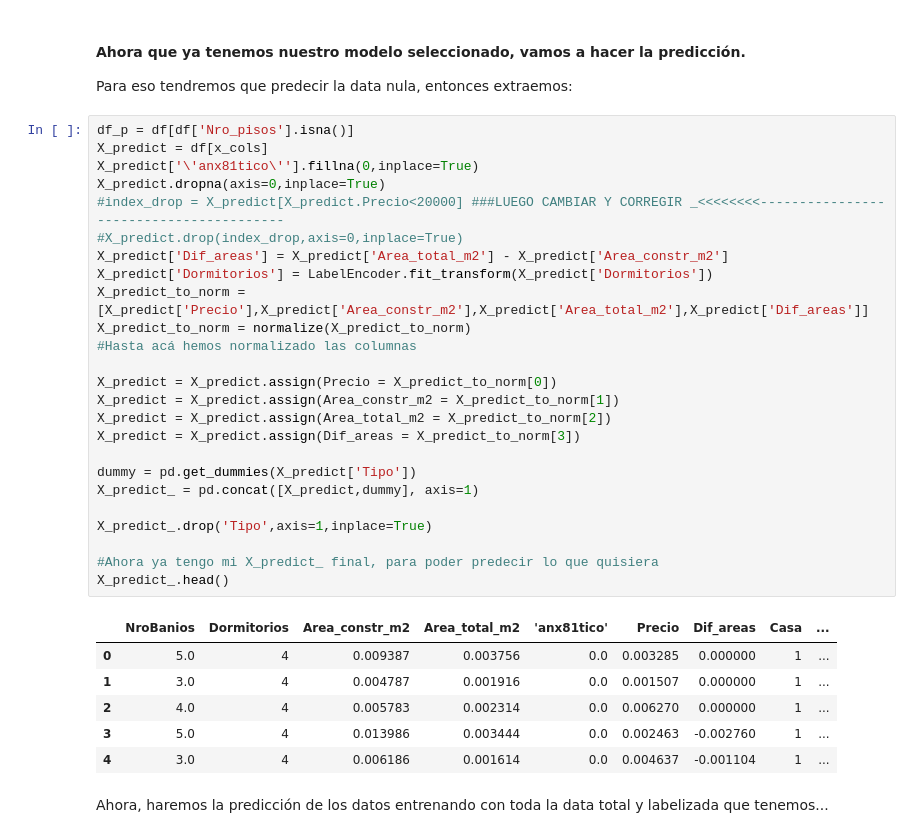
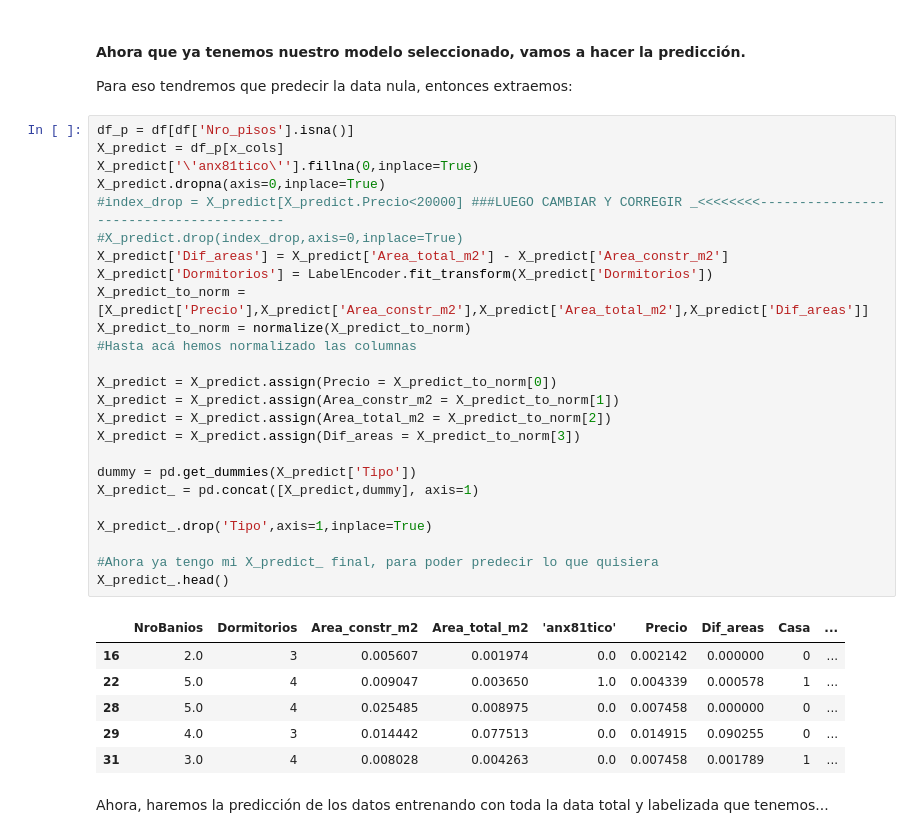
Before and after one commit to PBenavides/Automated-Valuation-Model-Lima, a Jupyter notebook: Analisis_casas_pt_2.ipynb, the cells around one changed output. Drawn from its saved outputs; the diff is of its cells as text.

```diff
--- a/Analisis_casas_pt_2.ipynb
+++ b/Analisis_casas_pt_2.ipynb
@@ -297,36 +297,36 @@ Test accuracy of the Decision Trees model: 0.6290050590219224
 Para eso tendremos que predecir la data nula, entonces extraemos:
 # %%
 df_p = df[df['Nro_pisos'].isna()]
-X_predict = df[x_cols]
+X_predict = df_p[x_cols]
 X_predict['\'anx81tico\''].fillna(0,inplace=True)
 X_predict.dropna(axis=0,inplace=True)
 #index_drop = X_predict[X_predict.Precio<20000] ###LUEGO CAMBIAR Y CORREGIR _<<<<<<<<----------------------------------------
 #X_predict.drop(index_drop,axis=0,inplace=True)
 X_predict['Dif_areas'] = X_predict['Area_total_m2'] - X_predict['Area_constr_m2']
 X_predict['Dormitorios'] = LabelEncoder.fit_transform(X_predict['Dormitorios'])
 X_predict_to_norm = [X_predict['Precio'],X_predict['Area_constr_m2'],X_predict['Area_total_m2'],X_predict['Dif_areas']]
 X_predict_to_norm = normalize(X_predict_to_norm)
 #Hasta acá hemos normalizado las columnas
 
 X_predict = X_predict.assign(Precio = X_predict_to_norm[0])
 X_predict = X_predict.assign(Area_constr_m2 = X_predict_to_norm[1])
 X_predict = X_predict.assign(Area_total_m2 = X_predict_to_norm[2])
 X_predict = X_predict.assign(Dif_areas = X_predict_to_norm[3])
 
 dummy = pd.get_dummies(X_predict['Tipo'])
 X_predict_ = pd.concat([X_predict,dummy], axis=1)
 
 X_predict_.drop('Tipo',axis=1,inplace=True)
 
 #Ahora ya tengo mi X_predict_ final, para poder predecir lo que quisiera
 X_predict_.head()
 # %% [output]
 |  | NroBanios | Dormitorios | Area_constr_m2 | Area_total_m2 | 'anx81tico' | Precio | Dif_areas | Casa | ... |
-| 0 | 5.0 | 4 | 0.009387 | 0.003756 | 0.0 | 0.003285 | 0.000000 | 1 | ... |
-| 1 | 3.0 | 4 | 0.004787 | 0.001916 | 0.0 | 0.001507 | 0.000000 | 1 | ... |
-| 2 | 4.0 | 4 | 0.005783 | 0.002314 | 0.0 | 0.006270 | 0.000000 | 1 | ... |
-| 3 | 5.0 | 4 | 0.013986 | 0.003444 | 0.0 | 0.002463 | -0.002760 | 1 | ... |
-| 4 | 3.0 | 4 | 0.006186 | 0.001614 | 0.0 | 0.004637 | -0.001104 | 1 | ... |
+| 16 | 2.0 | 3 | 0.005607 | 0.001974 | 0.0 | 0.002142 | 0.000000 | 0 | ... |
+| 22 | 5.0 | 4 | 0.009047 | 0.003650 | 1.0 | 0.004339 | 0.000578 | 1 | ... |
+| 28 | 5.0 | 4 | 0.025485 | 0.008975 | 0.0 | 0.007458 | 0.000000 | 0 | ... |
+| 29 | 4.0 | 3 | 0.014442 | 0.077513 | 0.0 | 0.014915 | 0.090255 | 0 | ... |
+| 31 | 3.0 | 4 | 0.008028 | 0.004263 | 0.0 | 0.007458 | 0.001789 | 1 | ... |
 # %% [markdown]
 Ahora, haremos la predicción de los datos entrenando con toda la data total y labelizada que tenemos...
 # %%
```
Also changed, not shown: parts of 7 cells of this notebook.
